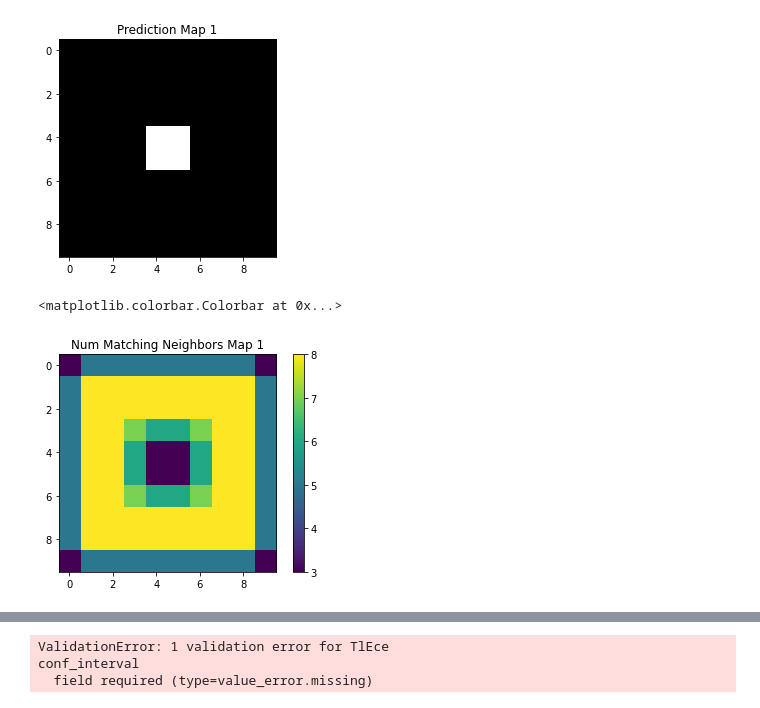
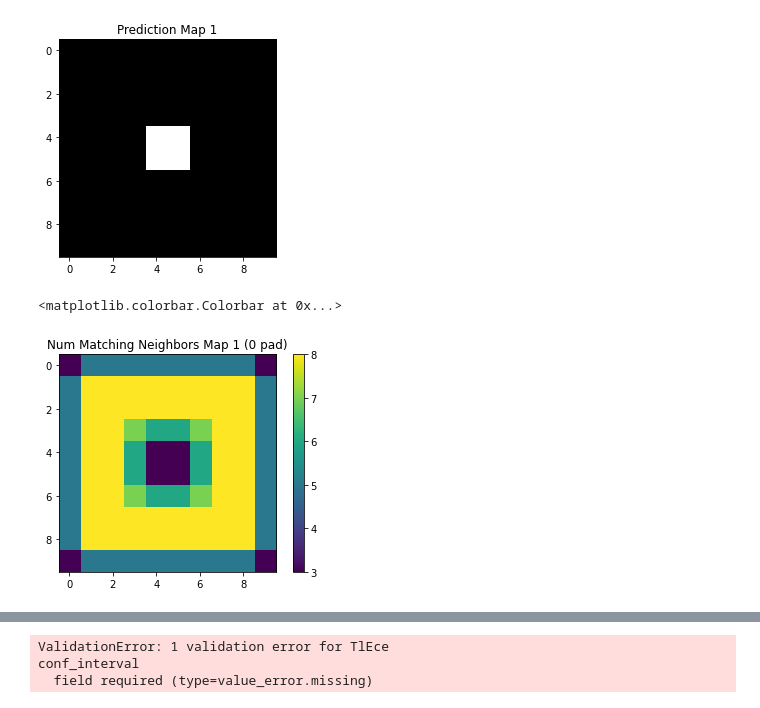
Before and after one commit to VictorButoi/ESE, a Jupyter notebook: notebooks/ToySquare.ipynb, the cells around one changed output, grey strips where cells are left out. Cells and saved outputs as stored; diff of their text form; code cells hidden in the pictures.

Commit message:
changes num neighbors to a new definition

```diff
--- a/notebooks/ToySquare.ipynb
+++ b/notebooks/ToySquare.ipynb
@@ -50,11 +50,11 @@ Text(0.5, 1.0, 'Prediction Map 1')
 # %%
 from ese.experiment.metrics.utils import count_matching_neighbors
 
-num_neighbors = count_matching_neighbors(pred_map1)
+num_neighbors = count_matching_neighbors(pred_map1, reflect_boundaries=False)
 
 plt.imshow(num_neighbors)
-plt.title("Num Matching Neighbors Map 1")
+plt.title("Num Matching Neighbors Map 1 (0 pad)")
 plt.colorbar()
 # %% [output]
 <matplotlib.colorbar.Colorbar at 0x...>
-[figure, old version]
+[figure, new version]
```
Also changed, not shown: parts of 1 cell of this notebook, 1 other file.
